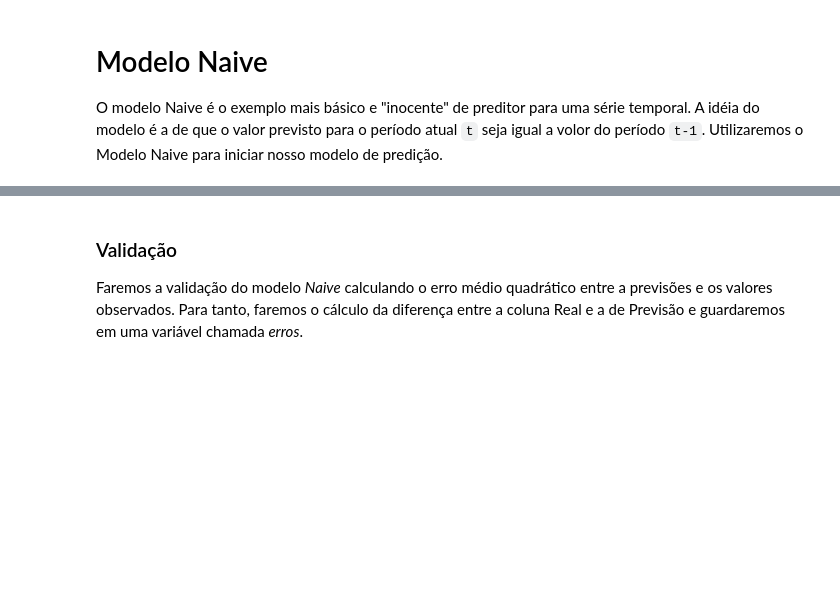
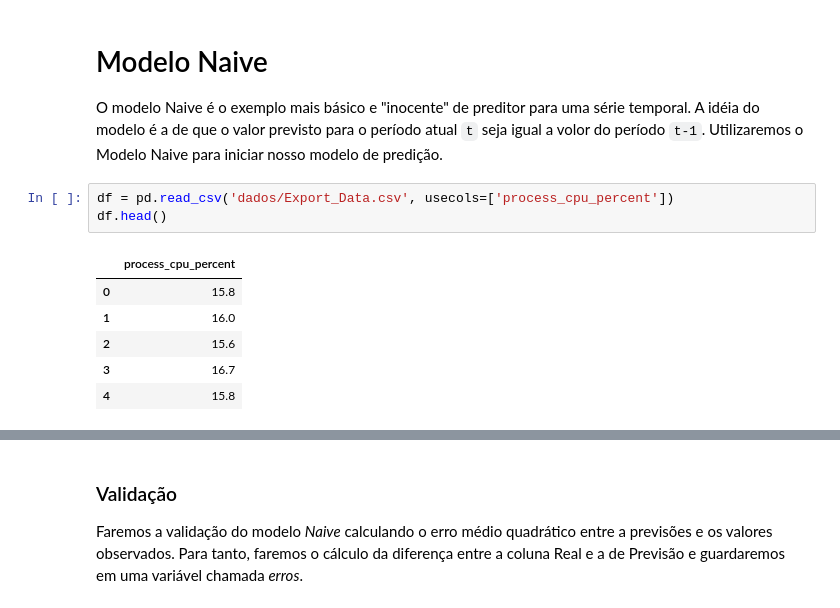
Before and after one commit to Oraculum-Fatec/api-monitoramento-site, a Jupyter notebook: Time_Serires.ipynb, the cells around one changed output, grey strips where cells are left out. Drawn from its saved outputs; the diff is of its cells as text; blank space fills up the shorter version.

````diff
--- a/Time_Serires.ipynb
+++ b/Time_Serires.ipynb
@@ -182,3 +182,13 @@ Um séries temporais é usualmente modelada sob um processo estocástico $Y(t)$,
 # Modelo Naive
 
 O modelo Naive é o exemplo mais básico e "inocente" de preditor para uma série temporal. A idéia do modelo é a de que o valor previsto para o período atual ```t``` seja igual a volor do período ```t-1```. Utilizaremos o Modelo Naive para iniciar nosso modelo de predição.
+# %%
+df = pd.read_csv('dados/Export_Data.csv', usecols=['process_cpu_percent'])
+df.head()
+# %% [output]
+|  | process_cpu_percent |
+| 0 | 15.8 |
+| 1 | 16.0 |
+| 2 | 15.6 |
+| 3 | 16.7 |
+| 4 | 15.8 |
````
Also changed, not shown: parts of 3 cells of this notebook.
